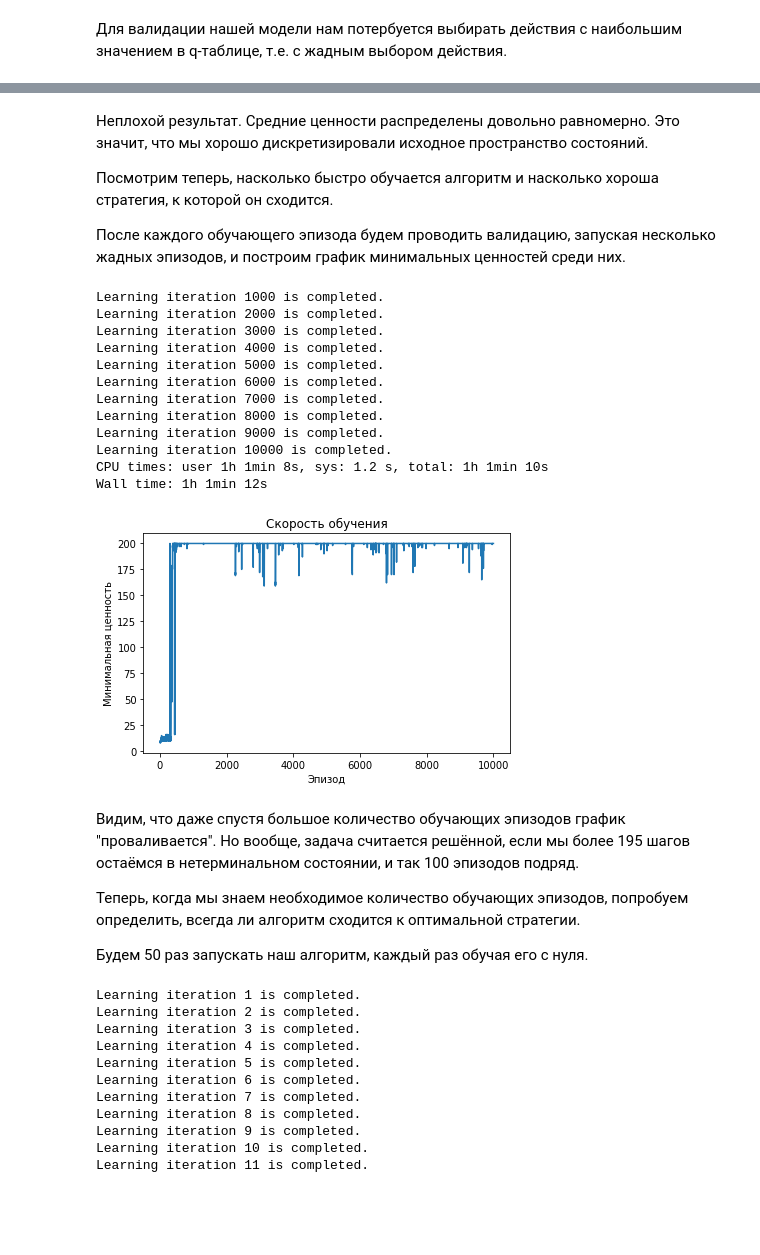
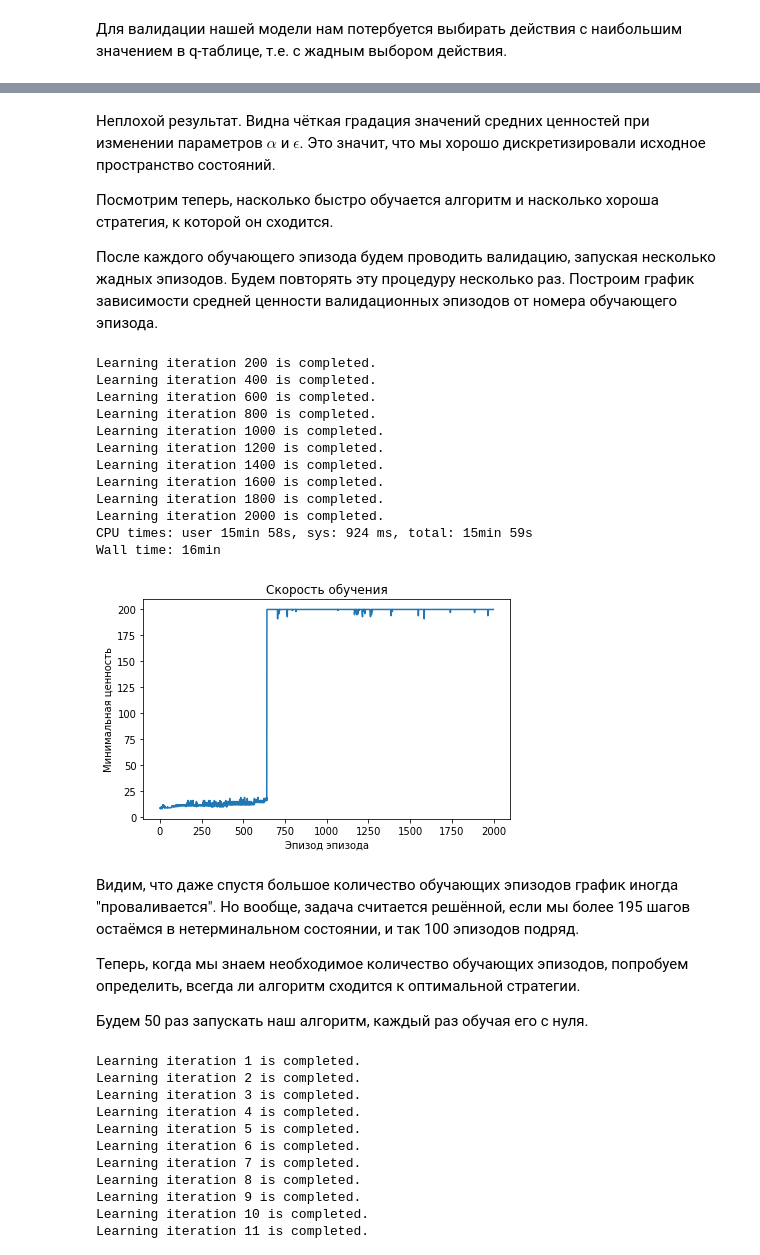
Before and after one commit to BayerGleb/RL, a Jupyter notebook: Reinforcement learning.ipynb, the cells around one changed output, grey strips where cells are left out. Drawn from its saved outputs; the diff is of its cells as text; code cells hidden in the pictures; blank space fills up the shorter version.

Commit message:
Улучшена визуализация ценностей и графики скоростей обучения.

```diff
--- a/Reinforcement learning.ipynb
+++ b/Reinforcement learning.ipynb
@@ -298,7 +310,7 @@ import pandas
 # %%
 %%time
 gamma = 1
-learning_episodes_count = 10000
+learning_episodes_count = 1000
 validation_episodes_count = 100
 
 sarsa_returns_dataframe1 = pandas.DataFrame(columns=["$\\alpha$", "$\\epsilon$",
@@ -306,12 +318,13 @@ sarsa_returns_dataframe1 = pandas.DataFrame(columns=["$\\alpha$", "$\\epsilon$",
 
 for alpha in numpy.append(numpy.arange(0.1, 1, 0.1), 1):
     for epsilon in numpy.arange(0.1, 1, 0.1):
-        q = numpy.zeros((states_count, environment.action_space.n))
-        sarsa(alpha, gamma, epsilon, q, learning_episodes_count, render=False)
-        episode_returns = q_greedy(gamma, q, validation_episodes_count, render=False)
-        for episode_return in episode_returns:
-            sarsa_returns_dataframe1.loc[len(sarsa_returns_dataframe1) + 1] \
-                = [alpha, epsilon, episode_return]
+        for iteration in range(10):
+            q = numpy.zeros((states_count, environment.action_space.n))
+            sarsa(alpha, gamma, epsilon, q, learning_episodes_count, render=False)
+            episode_returns = q_greedy(gamma, q, validation_episodes_count, render=False)
+            for episode_return in episode_returns:
+                sarsa_returns_dataframe1.loc[len(sarsa_returns_dataframe1) + 1] \
+                    = [alpha, epsilon, episode_return]
     print("Completed evaluating returns with alpha=" + str(alpha))
 # %% [output]
 Completed evaluating returns with alpha=0.1
@@ -333,16 +346,16 @@ visualize(sarsa_returns_dataframe1)
 # %% [markdown]
-Неплохой результат. Средние ценности распределены довольно равномерно. Это значит, что мы хорошо дискретизировали исходное пространство состояний.
+Неплохой результат. Видна чёткая градация значений средних ценностей при изменении параметров $\alpha$ и $\epsilon$. Это значит, что мы хорошо дискретизировали исходное пространство состояний.
 
 Посмотрим теперь, насколько быстро обучается алгоритм и насколько хороша стратегия, к которой он сходится.
 
-После каждого обучающего эпизода будем проводить валидацию, запуская несколько жадных эпизодов, и построим график минимальных ценностей среди них.
+После каждого обучающего эпизода будем проводить валидацию, запуская несколько жадных эпизодов. Будем повторять эту процедуру несколько раз. Построим график зависимости средней ценности валидационных эпизодов от номера обучающего эпизода.
 # %%
 %%time
 alpha = 0.1
 gamma = 1
 epsilon = 0.5
+learning_iterations_count = 2000
 validation_episodes_count = 100
-learning_iterations_count = 10000
 
 q = numpy.zeros((states_count, environment.action_space.n))
 sarsa_min_episode_returns = []
@@ -356,28 +369,28 @@ for learning_iteration in range(learning_iterations_count):
     if (learning_iteration + 1) % (learning_iterations_count // 10) == 0:
         print("Learning iteration " + str(learning_iteration + 1) + " is completed.")
 # %% [output]
+Learning iteration 200 is completed.
+Learning iteration 400 is completed.
+Learning iteration 600 is completed.
+Learning iteration 800 is completed.
 Learning iteration 1000 is completed.
+Learning iteration 1200 is completed.
+Learning iteration 1400 is completed.
+Learning iteration 1600 is completed.
+Learning iteration 1800 is completed.
 Learning iteration 2000 is completed.
-Learning iteration 3000 is completed.
-Learning iteration 4000 is completed.
-Learning iteration 5000 is completed.
-Learning iteration 6000 is completed.
-Learning iteration 7000 is completed.
-Learning iteration 8000 is completed.
-Learning iteration 9000 is completed.
-Learning iteration 10000 is completed.
-CPU times: user 1h 1min 8s, sys: 1.2 s, total: 1h 1min 10s
-Wall time: 1h 1min 12s
+CPU times: user 15min 58s, sys: 924 ms, total: 15min 59s
+Wall time: 16min
 # %%
 pyplot.plot(sarsa_min_episode_returns)
 pyplot.title("Скорость обучения")
-pyplot.xlabel("Эпизод")
+pyplot.xlabel("Эпизод эпизода")
 pyplot.ylabel("Минимальная ценность")
 pyplot.tight_layout()
 # %% [output]
-[figure, old version]
+[figure, new version]
 # %% [markdown]
-Видим, что даже спустя большое количество обучающих эпизодов график "проваливается". Но вообще, задача считается решённой, если мы более 195 шагов остаёмся в нетерминальном состоянии, и так 100 эпизодов подряд.
+Видим, что даже спустя большое количество обучающих эпизодов график иногда "проваливается". Но вообще, задача считается решённой, если мы более 195 шагов остаёмся в нетерминальном состоянии, и так 100 эпизодов подряд.
 
 Теперь, когда мы знаем необходимое количество обучающих эпизодов, попробуем определить, всегда ли алгоритм сходится к оптимальной стратегии.
 
```
Also changed, not shown: parts of 16 cells of this notebook.
